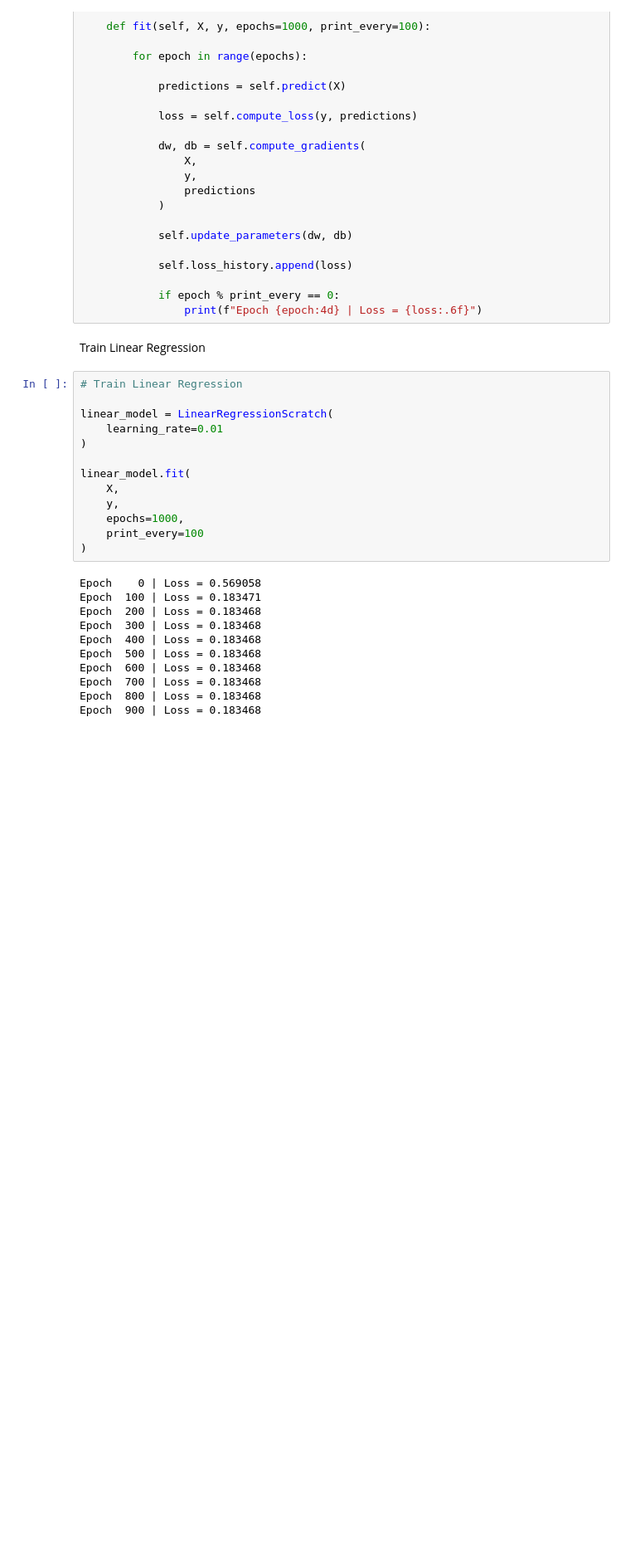
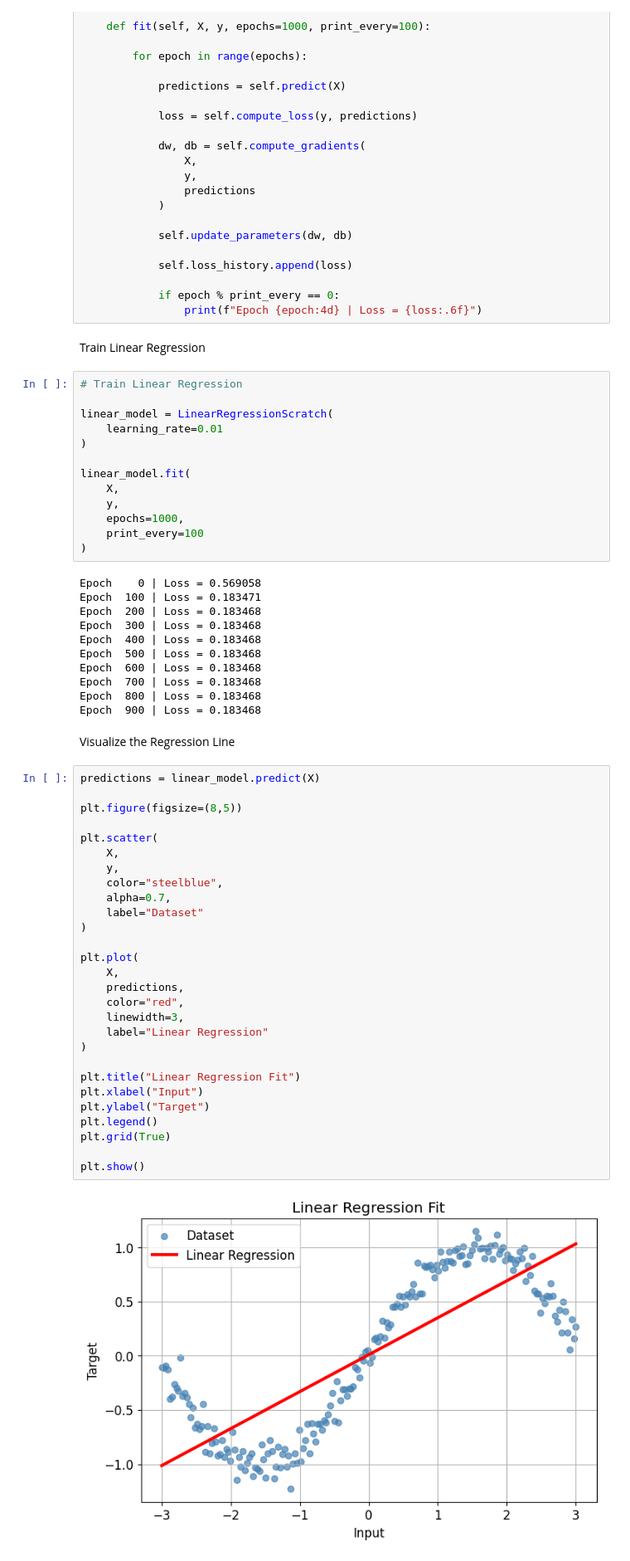
Before and after one commit to Yeabebe/gradient-based-learning, a Jupyter notebook: gradient_learning.ipynb, the cells around one changed output. Shown at 83% size. Saved outputs shown, nothing was run; the diff lists cells and outputs as text; blank space fills up the shorter version.

Commit message:
Add visualization and plot the loss curve

```diff
--- a/gradient_learning.ipynb
+++ b/gradient_learning.ipynb
@@ -154,3 +154,35 @@ Epoch  600 | Loss = 0.183468
 Epoch  700 | Loss = 0.183468
 Epoch  800 | Loss = 0.183468
 Epoch  900 | Loss = 0.183468
+# %% [markdown]
+Visualize the Regression Line
+# %%
+predictions = linear_model.predict(X)
+
+plt.figure(figsize=(8,5))
+
+plt.scatter(
+    X,
+    y,
+    color="steelblue",
+    alpha=0.7,
+    label="Dataset"
+)
+
+plt.plot(
+    X,
+    predictions,
+    color="red",
+    linewidth=3,
+    label="Linear Regression"
+)
+
+plt.title("Linear Regression Fit")
+plt.xlabel("Input")
+plt.ylabel("Target")
+plt.legend()
+plt.grid(True)
+
+plt.show()
+# %% [output]
+[figure, added]
```
Also changed, not shown: parts of 2 cells of this notebook.
